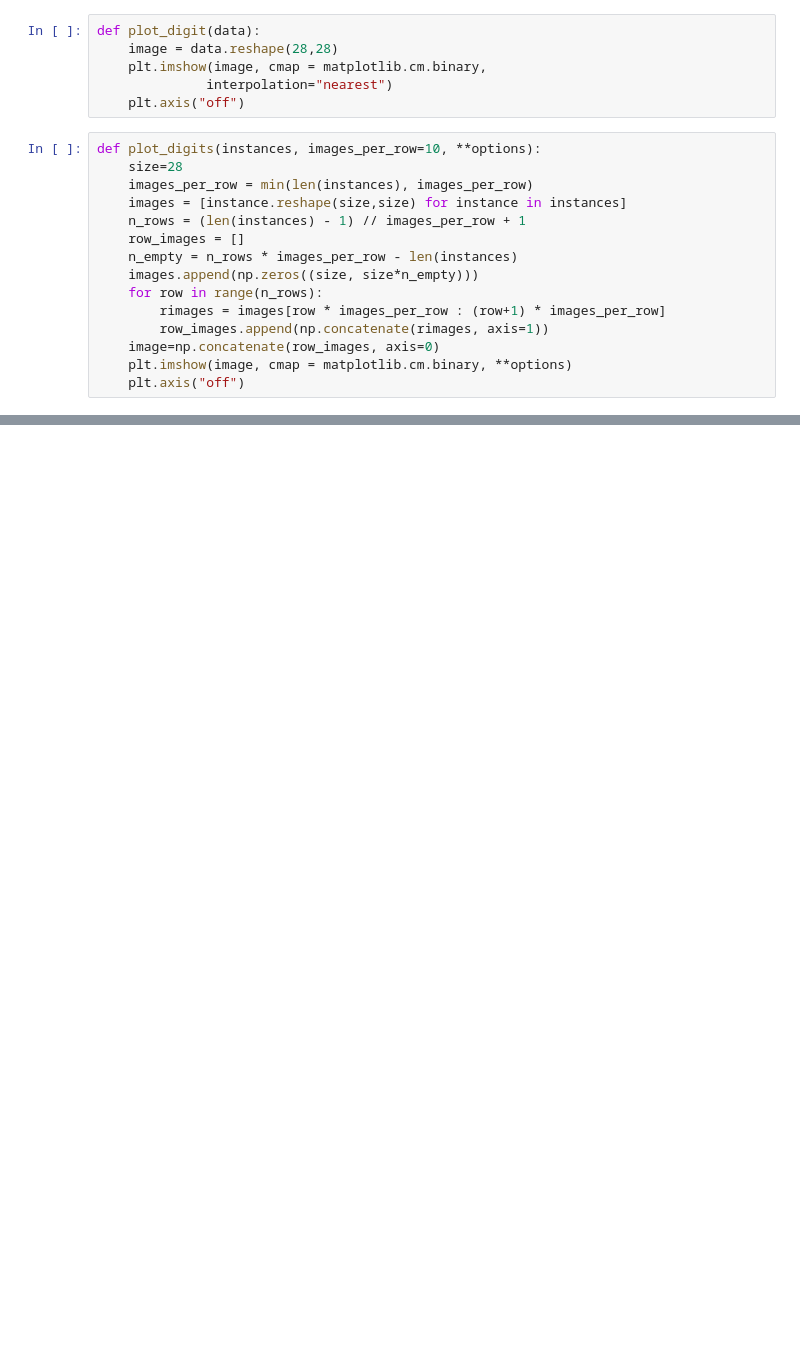
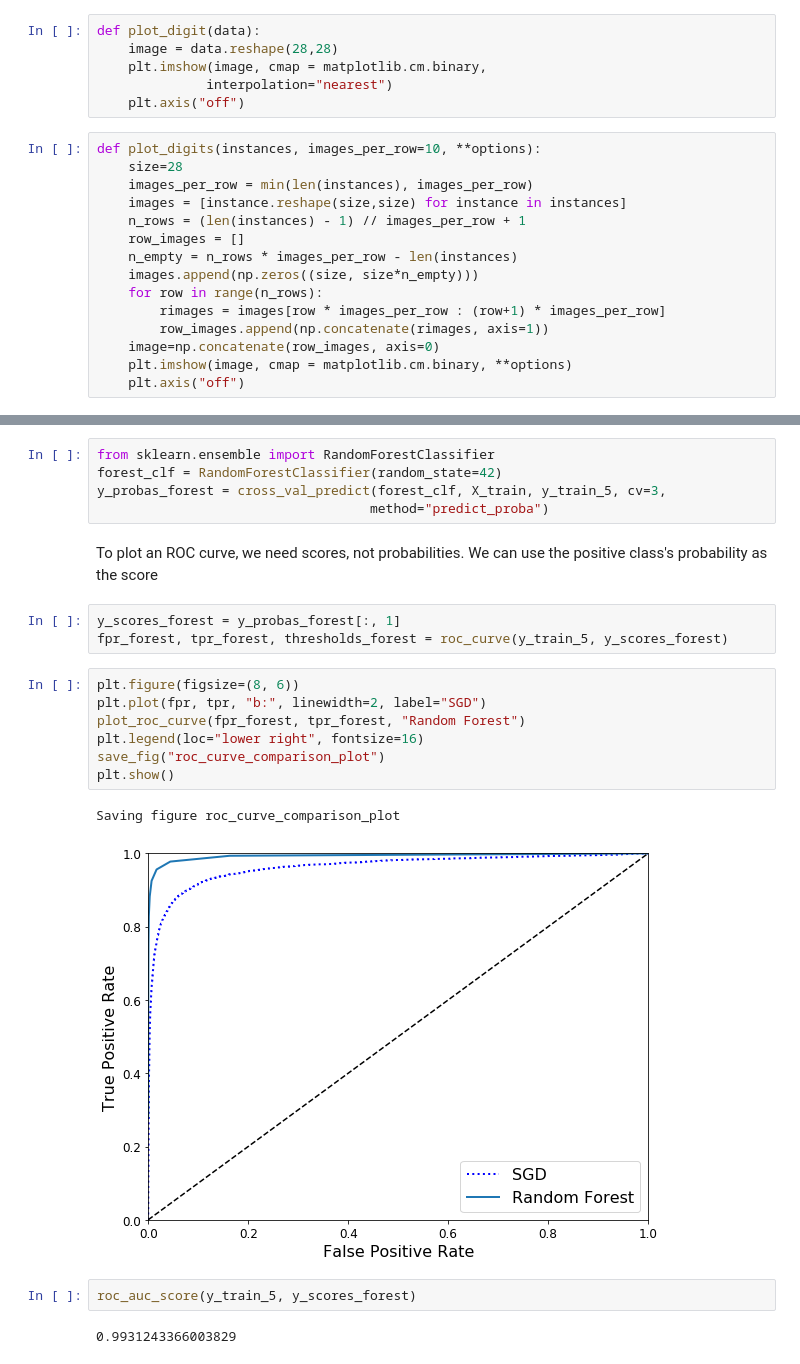
Before and after one commit to rdeapera/jupyter-notebook, a Jupyter notebook: Supervised Learning - Classifying Handwritten Digits.ipynb, the cells around one changed output, grey strips where cells are left out. Drawn from its saved outputs; the diff is of its cells as text; blank space fills up the shorter version.

```diff
--- a/Supervised Learning - Classifying Handwritten Digits.ipynb
+++ b/Supervised Learning - Classifying Handwritten Digits.ipynb
@@ -132,0 +339,24 @@ X_train, y_train = X_train[shuffle_index], y_train[shuffle_index]
+# %%
+from sklearn.ensemble import RandomForestClassifier
+forest_clf = RandomForestClassifier(random_state=42)
+y_probas_forest = cross_val_predict(forest_clf, X_train, y_train_5, cv=3,
+                                   method="predict_proba")
+# %% [markdown]
+To plot an ROC curve, we need scores, not probabilities. We can use the positive class's probability as the score
+# %%
+y_scores_forest = y_probas_forest[:, 1]
+fpr_forest, tpr_forest, thresholds_forest = roc_curve(y_train_5, y_scores_forest)
+# %%
+plt.figure(figsize=(8, 6))
+plt.plot(fpr, tpr, "b:", linewidth=2, label="SGD")
+plot_roc_curve(fpr_forest, tpr_forest, "Random Forest")
+plt.legend(loc="lower right", fontsize=16)
+save_fig("roc_curve_comparison_plot")
+plt.show()
+# %% [output]
+Saving figure roc_curve_comparison_plot
+[figure, added]
+# %%
+roc_auc_score(y_train_5, y_scores_forest)
+# %% [output]
+0.9931243366003829
```
Also changed, not shown: parts of 72 cells of this notebook, 4 other files.
